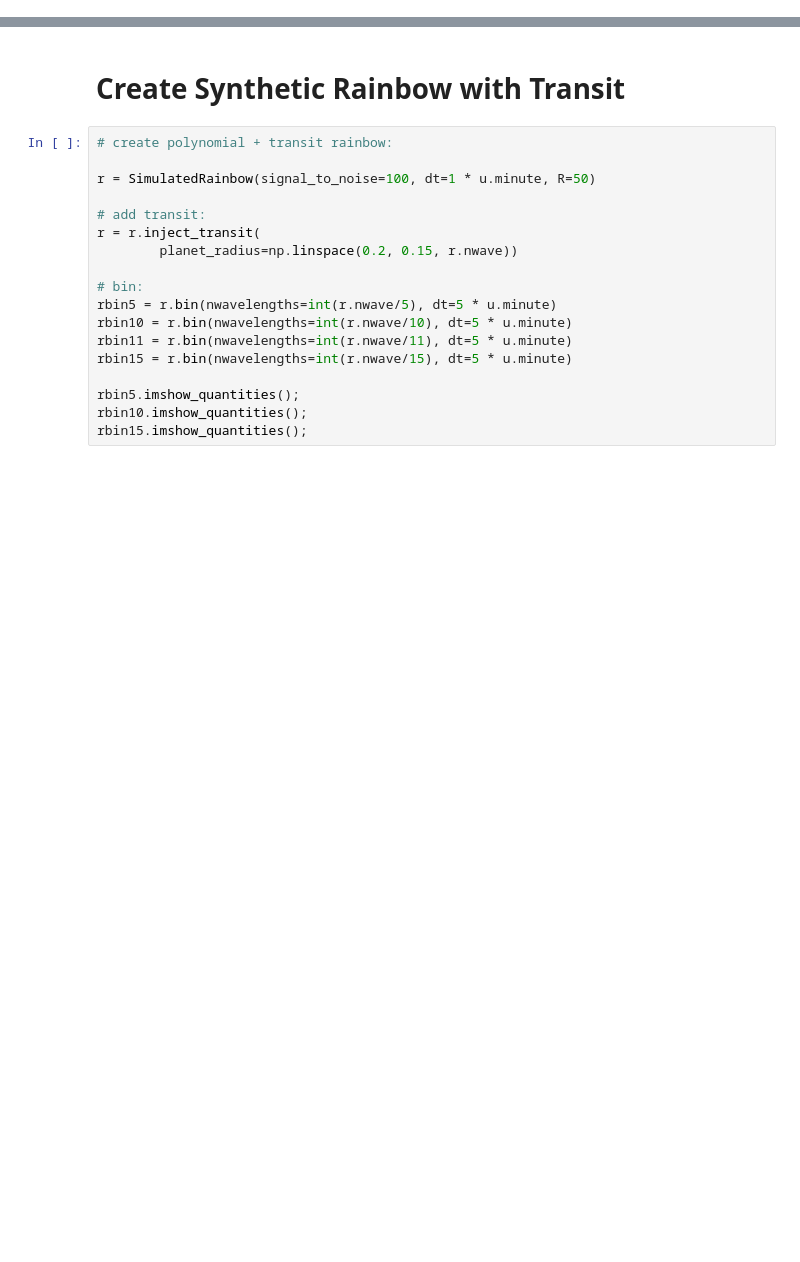
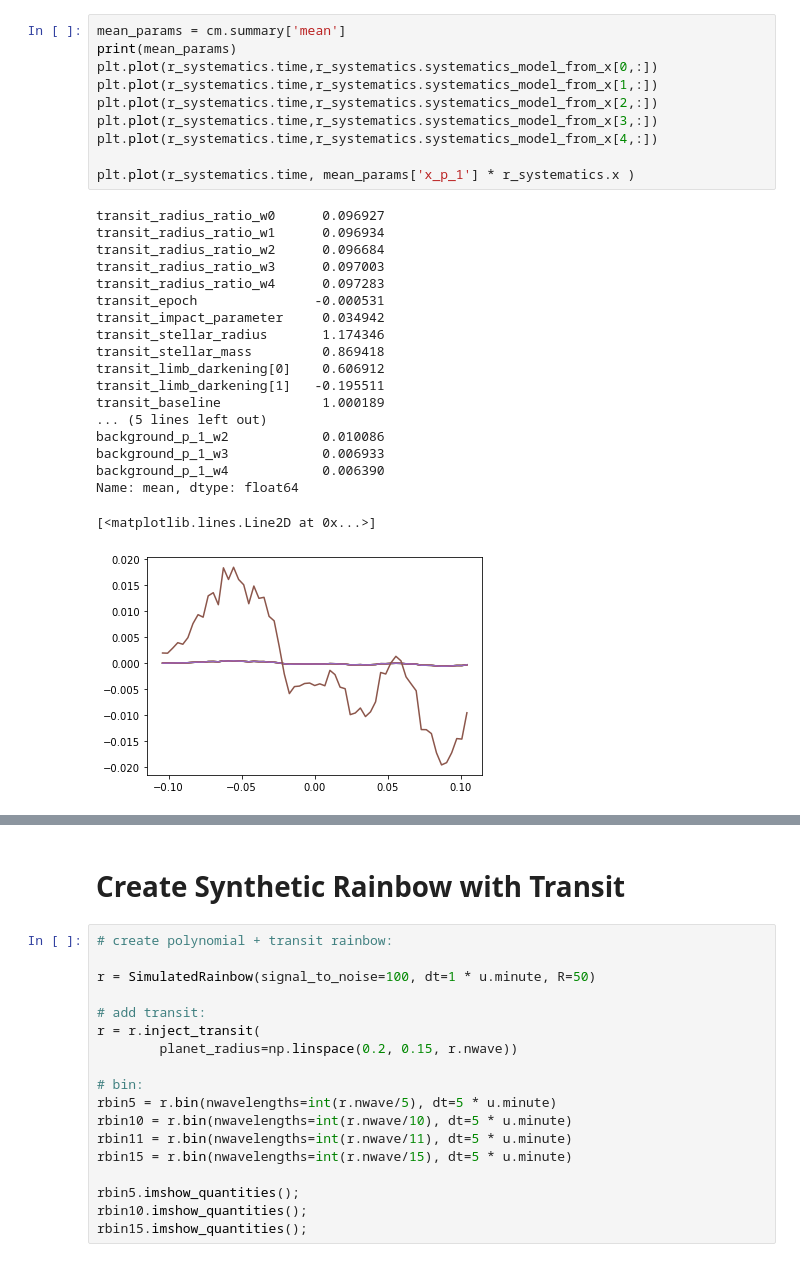
Before and after one commit to catrionamurray/chromatic_fitting, a Jupyter notebook: experiments.ipynb, the cells around one changed output, grey strips where cells are left out. Drawn from its saved outputs; the diff is of its cells as text; blank space fills up the shorter version.

```diff
--- a/experiments.ipynb
+++ b/experiments.ipynb
@@ -169,0 +194,30 @@ cm.plot_posteriors()
+# %%
+mean_params = cm.summary['mean']
+print(mean_params)
+plt.plot(r_systematics.time,r_systematics.systematics_model_from_x[0,:])
+plt.plot(r_systematics.time,r_systematics.systematics_model_from_x[1,:])
+plt.plot(r_systematics.time,r_systematics.systematics_model_from_x[2,:])
+plt.plot(r_systematics.time,r_systematics.systematics_model_from_x[3,:])
+plt.plot(r_systematics.time,r_systematics.systematics_model_from_x[4,:])
+
+plt.plot(r_systematics.time, mean_params['x_p_1'] * r_systematics.x )
+# %% [output]
+transit_radius_ratio_w0      0.096927
+transit_radius_ratio_w1      0.096934
+transit_radius_ratio_w2      0.096684
+transit_radius_ratio_w3      0.097003
+transit_radius_ratio_w4      0.097283
+transit_epoch               -0.000531
+transit_impact_parameter     0.034942
+transit_stellar_radius       1.174346
+transit_stellar_mass         0.869418
+transit_limb_darkening[0]    0.606912
+transit_limb_darkening[1]   -0.195511
+transit_baseline             1.000189
+... (5 lines left out)
+background_p_1_w2            0.010086
+background_p_1_w3            0.006933
+background_p_1_w4            0.006390
+Name: mean, dtype: float64
+[<matplotlib.lines.Line2D at 0x...>]
+[figure, added]
```
Also changed, not shown: parts of 31 cells of this notebook, 2 other files.
